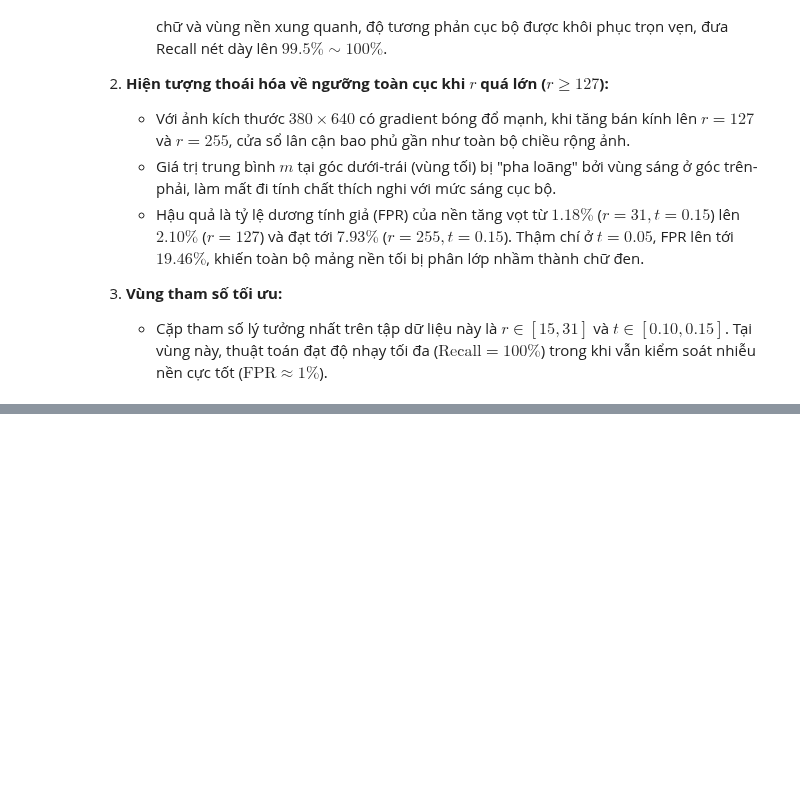
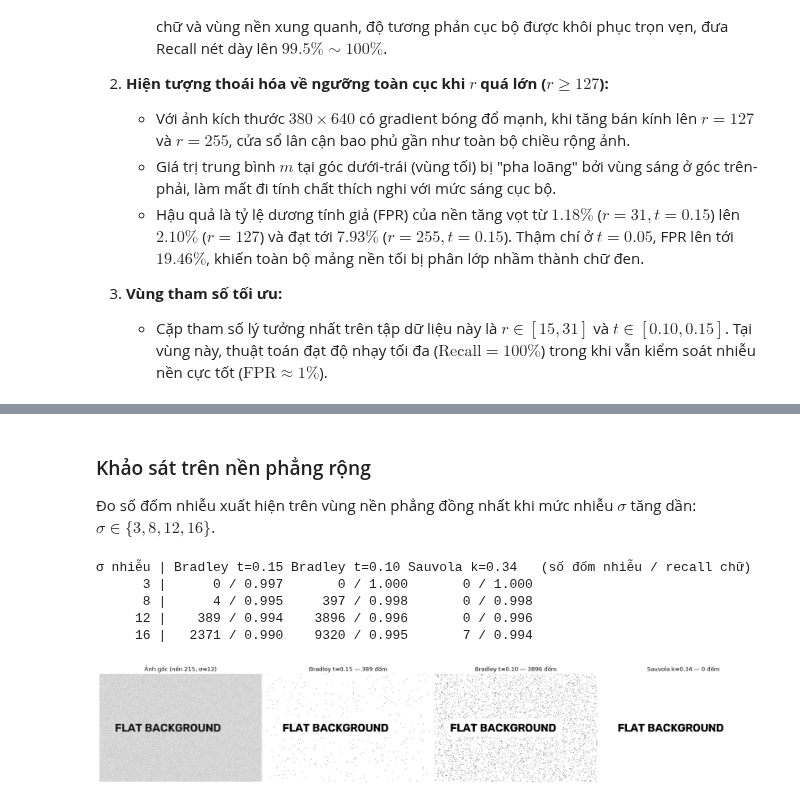
Before and after one commit to HoRa-W/ComputerVision-GroupF, a Jupyter notebook: KyThuat2.ipynb, the cells around one changed output, grey strips where cells are left out. Drawn from its saved outputs; the diff is of its cells as text; code cells hidden in the pictures; blank space fills up the shorter version.

```diff
--- a/KyThuat2.ipynb
+++ b/KyThuat2.ipynb
@@ -268,0 +342,32 @@ Từ bảng số liệu định lượng và lưới ảnh thực nghiệm $7 \t
+# %% [markdown]
+### Khảo sát trên nền phẳng rộng
+Đo số đốm nhiễu xuất hiện trên vùng nền phẳng đồng nhất khi mức nhiễu $\sigma$ tăng dần: $\sigma \in \{3, 8, 12, 16\}$.
+# %%
+print(f"{'σ nhiễu':>7} | {'Bradley t=0.15':>14} {'Bradley t=0.10':>14} {'Sauvola k=0.34':>14}   (số đốm nhiễu / recall chữ)")
+for sigma in [3, 8, 12, 16]:
+    im, ink_m, far = generate_flat_background(sigma=sigma)
+    cells = []
+    for b in [adaptive_threshold(im, 15, 'bradley', t=0.15),
+              adaptive_threshold(im, 15, 'bradley', t=0.10),
+              adaptive_threshold(im, 15, 'sauvola', k=0.34)]:
+        cells.append(f"{int(((b == 0) & far).sum()):>6} / {evaluate(b, ink_m)[0]:.3f}")
+    print(f"{sigma:>7} | " + "  ".join(f"{c:>14}" for c in cells))
+
+# Minh họa ở σ = 12
+b_br15 = adaptive_threshold(flat_img, 15, 'bradley', t=0.15)
+b_br10 = adaptive_threshold(flat_img, 15, 'bradley', t=0.10)
+b_sau = adaptive_threshold(flat_img, 15, 'sauvola', k=0.34)
+fig, axes = plt.subplots(1, 4, figsize=(20, 4.5))
+for ax, im, title in zip(axes, [flat_img, b_br15, b_br10, b_sau],
+                         ["Ảnh gốc (nền 215, σ=12)", "Bradley t=0.15", "Bradley t=0.10", "Sauvola k=0.34"]):
+    if im is not flat_img:
+        title += f" — {int(((im == 0) & flat_far).sum())} đốm"
+    ax.imshow(im, vmin=0, vmax=255); ax.set_title(title); ax.axis('off')
+plt.tight_layout(); plt.show()
+# %% [output]
+σ nhiễu | Bradley t=0.15 Bradley t=0.10 Sauvola k=0.34   (số đốm nhiễu / recall chữ)
+      3 |      0 / 0.997       0 / 1.000       0 / 1.000
+      8 |      4 / 0.995     397 / 0.998       0 / 0.998
+     12 |    389 / 0.994    3896 / 0.996       0 / 0.996
+     16 |   2371 / 0.990    9320 / 0.995       7 / 0.994
+[figure, added]
```
Also changed, not shown: parts of 6 cells of this notebook.
